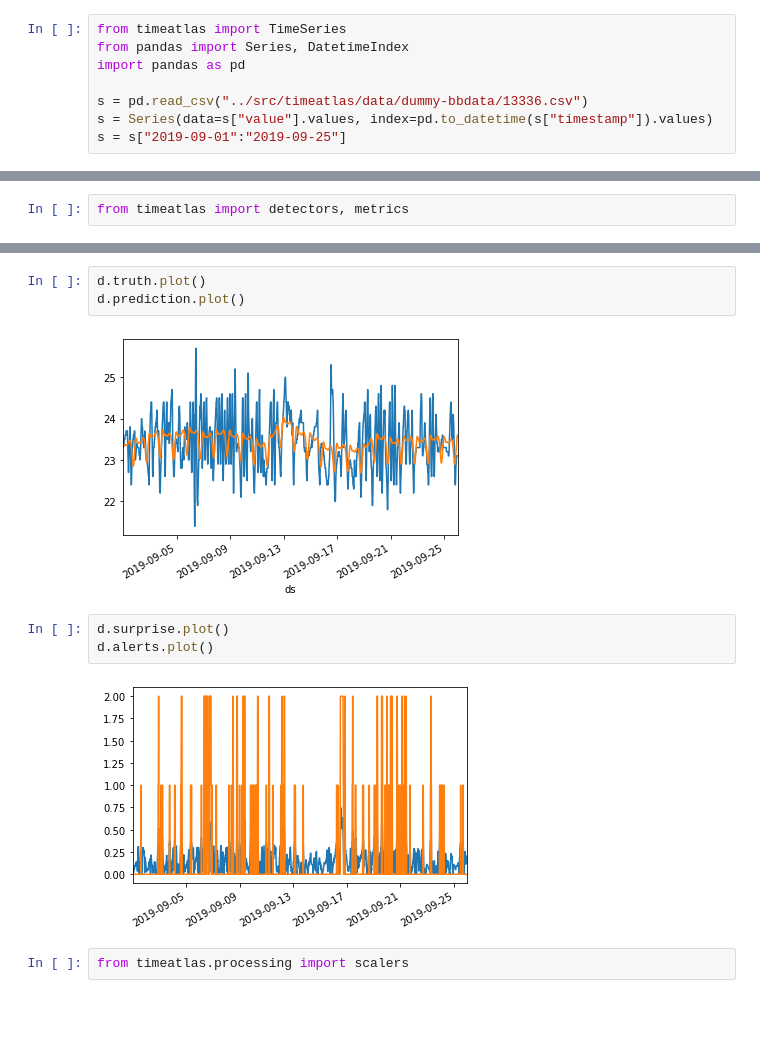
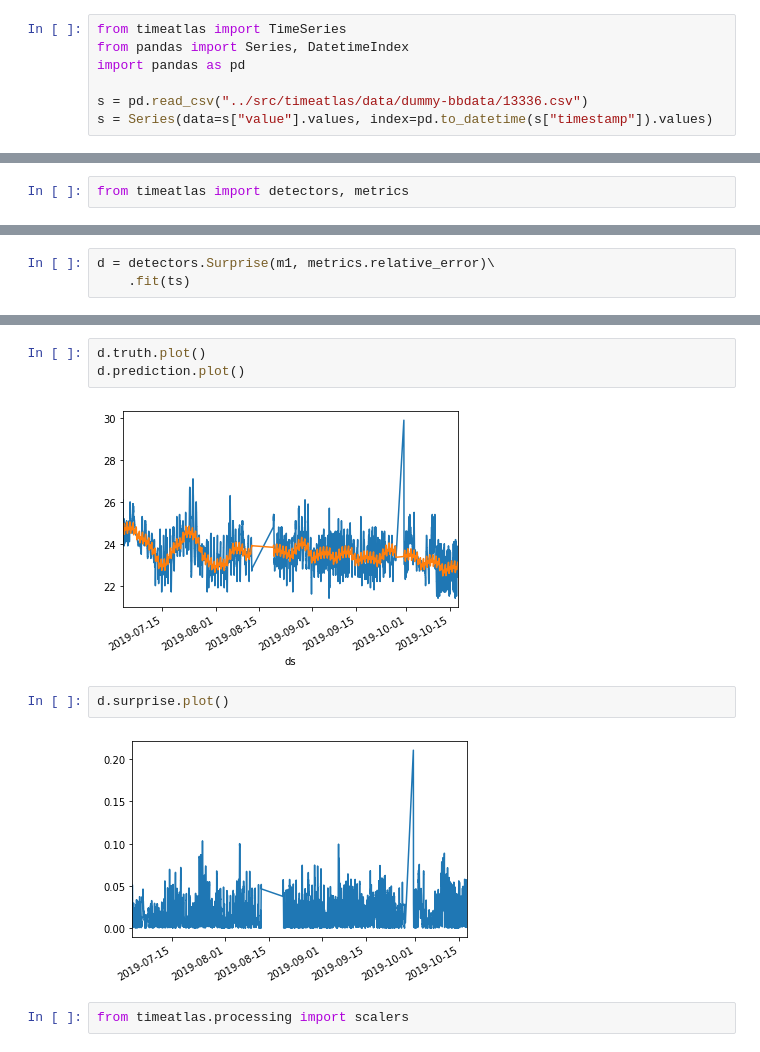
Before and after one commit to timeatlas-dev/timeatlas, a Jupyter notebook: docs/scrapbook.ipynb, the cells around one changed output, grey strips where cells are left out. Drawn from its saved outputs; the diff is of its cells as text; blank space fills up the shorter version.

Commit message:
first satisfactory version of the surprise anomaly detector

```diff
--- a/docs/scrapbook.ipynb
+++ b/docs/scrapbook.ipynb
@@ -13,4 +13,3 @@ import pandas as pd
 
 s = pd.read_csv("../src/timeatlas/data/dummy-bbdata/13336.csv")
 s = Series(data=s["value"].values, index=pd.to_datetime(s["timestamp"]).values)
-s = s["2019-09-01":"2019-09-25"]
@@ -135,0 +140,3 @@ a = d.compute(m1, ts, metrics.relative_error)\
+# %%
+d = detectors.Surprise(m1, metrics.relative_error)\
+    .fit(ts)
@@ -137,12 +158,11 @@ a = d.compute(m1, ts, metrics.relative_error)\
 d.truth.plot()
 d.prediction.plot()
 # %% [output]
-[figure, old version]
+[figure, new version]
 # %%
 d.surprise.plot()
-d.alerts.plot()
 # %% [output]
-[figure, old version]
+[figure, new version]
 # %%
 from timeatlas.processing import scalers
 # %%
```
Also changed, not shown: parts of 14 cells of this notebook, 1 other file.
